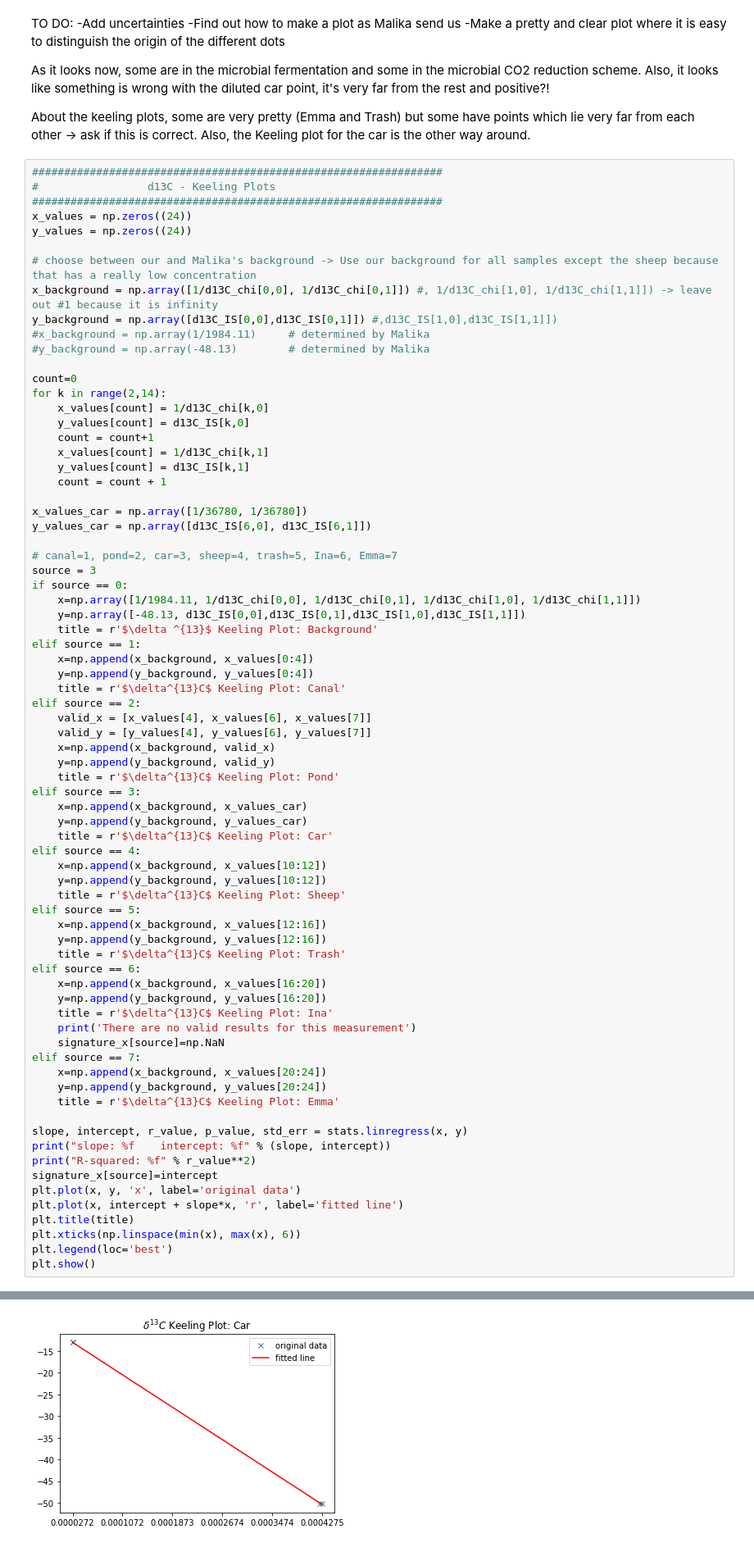
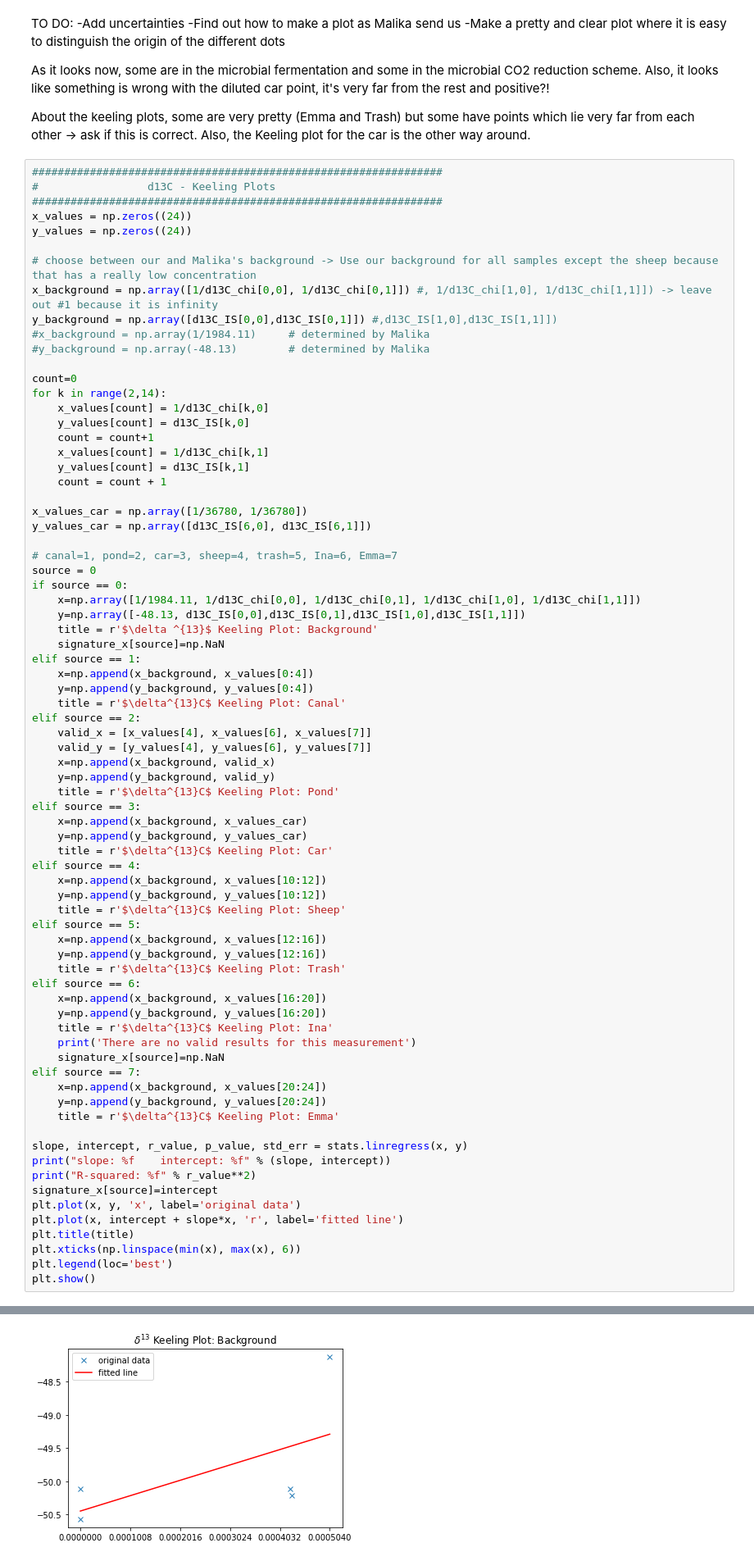
Before and after one commit to Emma0112/MarginalSeaModel, a Jupyter notebook: CorrectScriptProject.ipynb, the cells around one changed output, grey strips where cells are left out. Shown at 82% size. Cells and saved outputs as stored; diff of their text form.

```diff
--- a/CorrectScriptProject.ipynb
+++ b/CorrectScriptProject.ipynb
@@ -855,11 +855,12 @@ x_values_car = np.array([1/36780, 1/36780])
 y_values_car = np.array([d13C_IS[6,0], d13C_IS[6,1]])
 
 # canal=1, pond=2, car=3, sheep=4, trash=5, Ina=6, Emma=7
-source = 3
+source = 0
 if source == 0:
     x=np.array([1/1984.11, 1/d13C_chi[0,0], 1/d13C_chi[0,1], 1/d13C_chi[1,0], 1/d13C_chi[1,1]])
     y=np.array([-48.13, d13C_IS[0,0],d13C_IS[0,1],d13C_IS[1,0],d13C_IS[1,1]])
     title = r'$\delta ^{13}$ Keeling Plot: Background'
+    signature_x[source]=np.NaN
 elif source == 1:
     x=np.append(x_background, x_values[0:4])
     y=np.append(y_background, y_values[0:4])
@@ -909,4 +910,4 @@ R-squared: 0.999982
-[figure, old version]
+[figure, new version]
 # %%
 ################################################################
 #                 dD - Keeling Plots
```
Also changed, not shown: parts of 10 cells of this notebook.
